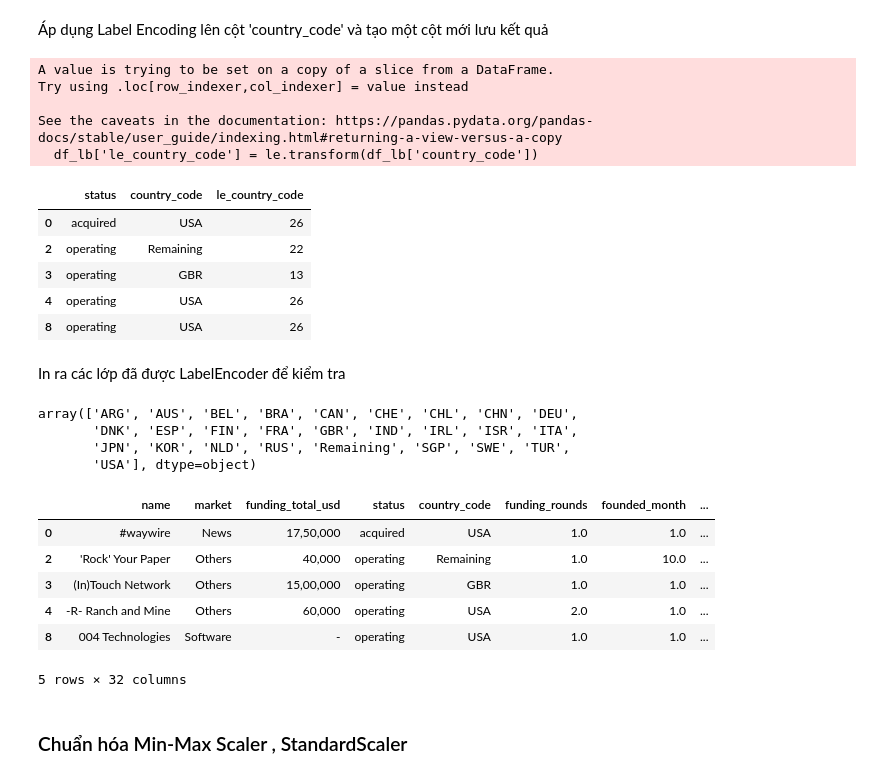
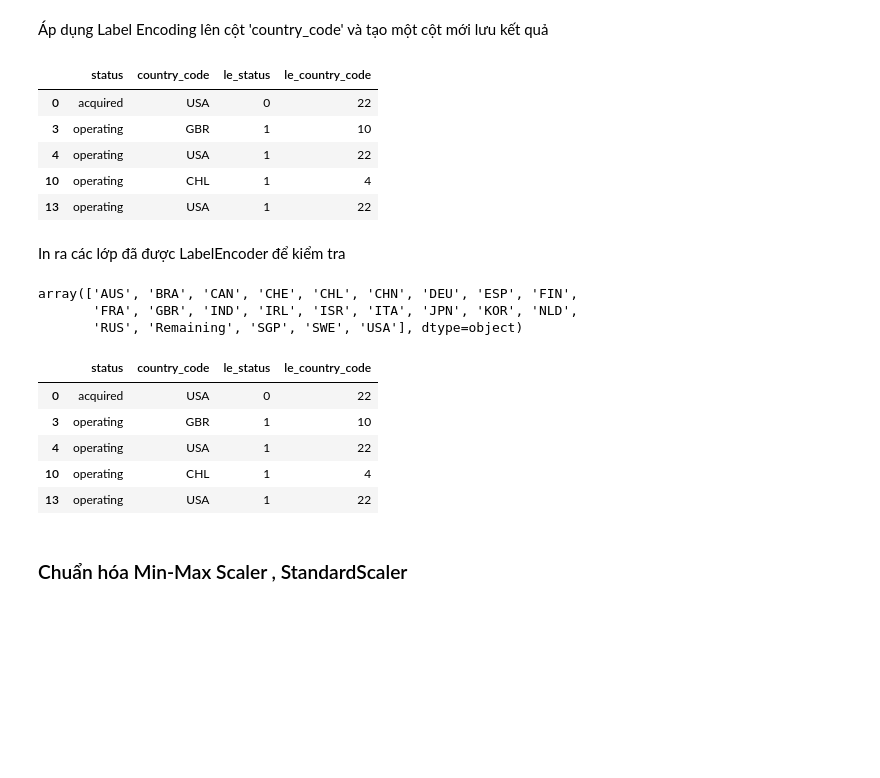
Before and after one commit to SerenaDinhBuiThuLinh/Data-Preprocessing-TLU, a Jupyter notebook: data_preprocessing_tlu.ipynb, the cells around one changed output. Saved outputs shown, nothing was run; the diff lists cells and outputs as text; code cells hidden in the pictures; blank space fills up the shorter version.

```diff
--- a/data_preprocessing_tlu.ipynb
+++ b/data_preprocessing_tlu.ipynb
@@ -281,8 +281,8 @@ df.head(5)
 # %% [markdown]
 Lựa chọn các cột 'status' và 'country_code' từ DataFrame để mã hóa
 # %%
-df_lb = df[["status","country_code"]]
-df_lb.head(10)
+df = df[["status","country_code"]]
+df.head(10)
 # %% [output]
 |  | status | country_code |
 | 0 | acquired | USA |
@@ -328,0 +308,12 @@ pd.concat([df_lb['status'],pd.get_dummies(df_lb['status'])], axis=1).head()
+# %%
+from sklearn.preprocessing import LabelEncoder
+
+data_temp = df.copy()
+data_temp['status'] = data_temp['status'].replace(['acquired', 'closed'], 'non-operating')
+
+le_temp = LabelEncoder()
+le_temp.fit(data_temp['status'])
+
+df['le_status'] = le_temp.transform(data_temp['status'])
+
+df.head()
@@ -329,47 +329,39 @@ pd.concat([df_lb['status'],pd.get_dummies(df_lb['status'])], axis=1).head()
 # %% [markdown]
 Huấn luyện (fit) LabelEncoder với dữ liệu từ cột 'country_code'
 # %%
-from sklearn.preprocessing import LabelEncoder
 le = LabelEncoder()
-le.fit(df_lb['country_code'])
+le.fit(df['country_code'])
 # %% [output]
 LabelEncoder()
 # %% [markdown]
 Áp dụng Label Encoding lên cột 'country_code' và tạo một cột mới lưu kết quả
 # %%
-df_lb['le_country_code'] = le.transform(df_lb['country_code'])
-df_lb.head()
+df['le_country_code'] = le.transform(df['country_code'])
+df.head()
 # %% [output]
-A value is trying to be set on a copy of a slice from a DataFrame.
-Try using .loc[row_indexer,col_indexer] = value instead
-
-See the caveats in the documentation: https://pandas.pydata.org/pandas-docs/stable/user_guide/indexing.html#returning-a-view-versus-a-copy
-  df_lb['le_country_code'] = le.transform(df_lb['country_code'])
-|  | status | country_code | le_country_code |
-| 0 | acquired | USA | 26 |
-| 2 | operating | Remaining | 22 |
-| 3 | operating | GBR | 13 |
-| 4 | operating | USA | 26 |
-| 8 | operating | USA | 26 |
+|  | status | country_code | le_status | le_country_code |
+| 0 | acquired | USA | 0 | 22 |
+| 3 | operating | GBR | 1 | 10 |
+| 4 | operating | USA | 1 | 22 |
+| 10 | operating | CHL | 1 | 4 |
+| 13 | operating | USA | 1 | 22 |
 # %% [markdown]
 In ra các lớp đã được LabelEncoder để kiểm tra
 # %%
 le.classes_
 # %% [output]
-array(['ARG', 'AUS', 'BEL', 'BRA', 'CAN', 'CHE', 'CHL', 'CHN', 'DEU',
-       'DNK', 'ESP', 'FIN', 'FRA', 'GBR', 'IND', 'IRL', 'ISR', 'ITA',
-       'JPN', 'KOR', 'NLD', 'RUS', 'Remaining', 'SGP', 'SWE', 'TUR',
-       'USA'], dtype=object)
+array(['AUS', 'BRA', 'CAN', 'CHE', 'CHL', 'CHN', 'DEU', 'ESP', 'FIN',
+       'FRA', 'GBR', 'IND', 'IRL', 'ISR', 'ITA', 'JPN', 'KOR', 'NLD',
+       'RUS', 'Remaining', 'SGP', 'SWE', 'USA'], dtype=object)
 # %%
-df.head(5)
+df.head()
 # %% [output]
-|  | name | market | funding_total_usd | status | country_code | funding_rounds | founded_month | ... |
-| 0 | #waywire | News | 17,50,000 | acquired | USA | 1.0 | 1.0 | ... |
-| 2 | 'Rock' Your Paper | Others | 40,000 | operating | Remaining | 1.0 | 10.0 | ... |
-| 3 | (In)Touch Network | Others | 15,00,000 | operating | GBR | 1.0 | 1.0 | ... |
-| 4 | -R- Ranch and Mine | Others | 60,000 | operating | USA | 2.0 | 1.0 | ... |
-| 8 | 004 Technologies | Software | - | operating | USA | 1.0 | 1.0 | ... |
+|  | status | country_code | le_status | le_country_code |
+| 0 | acquired | USA | 0 | 22 |
+| 3 | operating | GBR | 1 | 10 |
+| 4 | operating | USA | 1 | 22 |
+| 10 | operating | CHL | 1 | 4 |
+| 13 | operating | USA | 1 | 22 |
-5 rows × 32 columns
 # %% [markdown]
 ### Chuẩn hóa Min-Max Scaler , StandardScaler
 # %%
```
Also changed, not shown: parts of 12 cells of this notebook.
